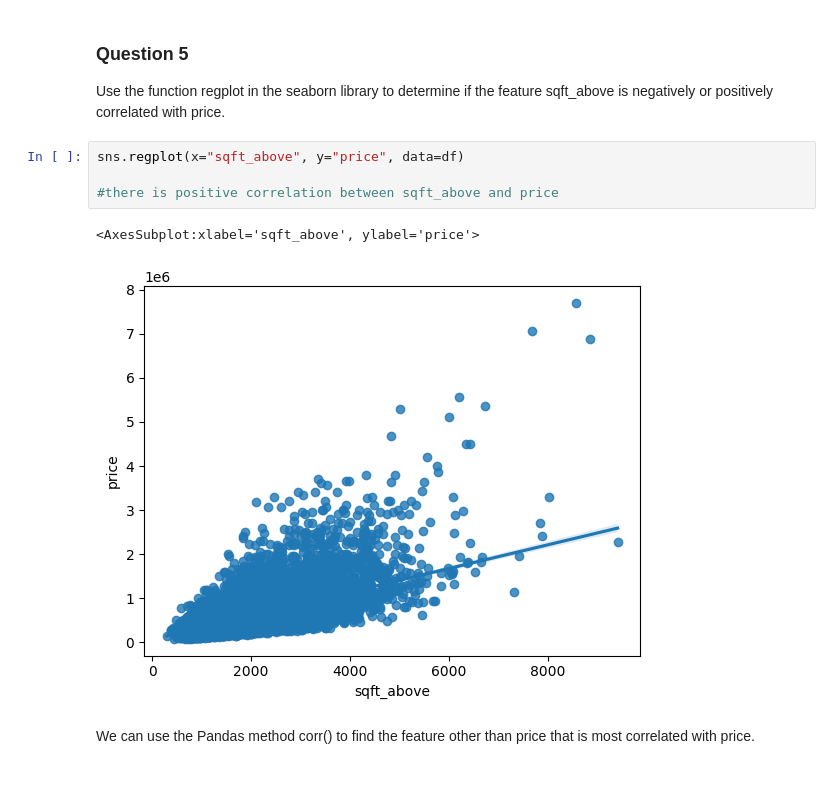
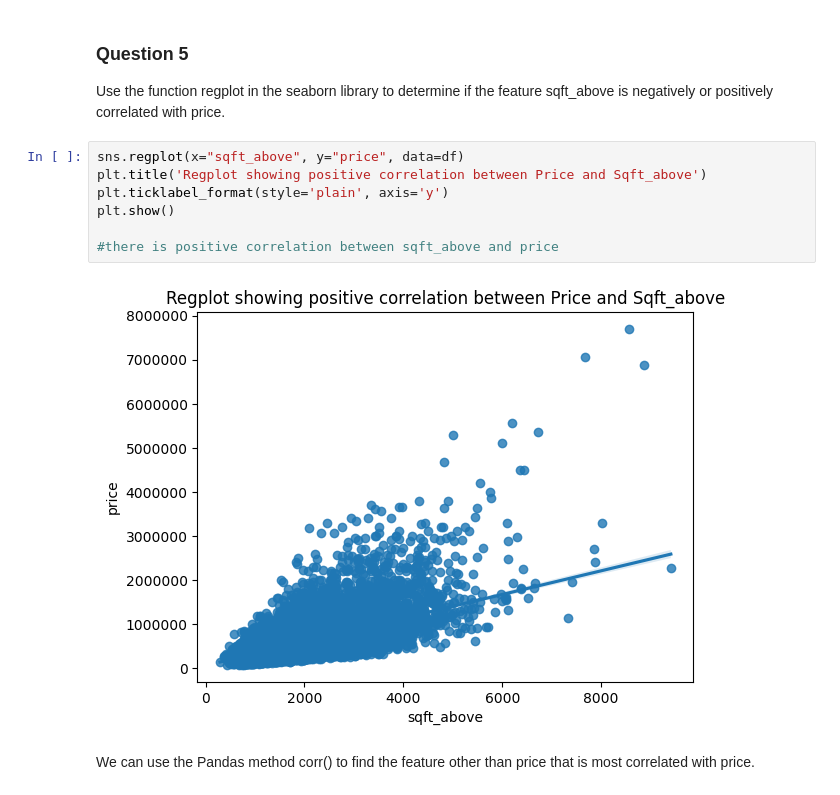
Before and after one commit to danyzephyr/testrepo, a Jupyter notebook: House_Sale_King_County_JA.ipynb, the cells around one changed output. Cells and saved outputs as stored; diff of their text form.

```diff
--- a/House_Sale_King_County_JA.ipynb
+++ b/House_Sale_King_County_JA.ipynb
@@ -153,11 +155,13 @@ sns.boxplot(x="waterfront", y="price", data=df)
 Use the function regplot in the seaborn library to determine if the feature sqft_above is negatively or positively correlated with price.
 # %%
 sns.regplot(x="sqft_above", y="price", data=df)
+plt.title('Regplot showing positive correlation between Price and Sqft_above')
+plt.ticklabel_format(style='plain', axis='y')
+plt.show()
 
 #there is positive correlation between sqft_above and price
 # %% [output]
-<AxesSubplot:xlabel='sqft_above', ylabel='price'>
-[figure, old version]
+[figure, new version]
 # %% [markdown]
 We can use the Pandas method corr() to find the feature other than price that is most correlated with price.
 # %%
```
Also changed, not shown: parts of 1 cell of this notebook.
